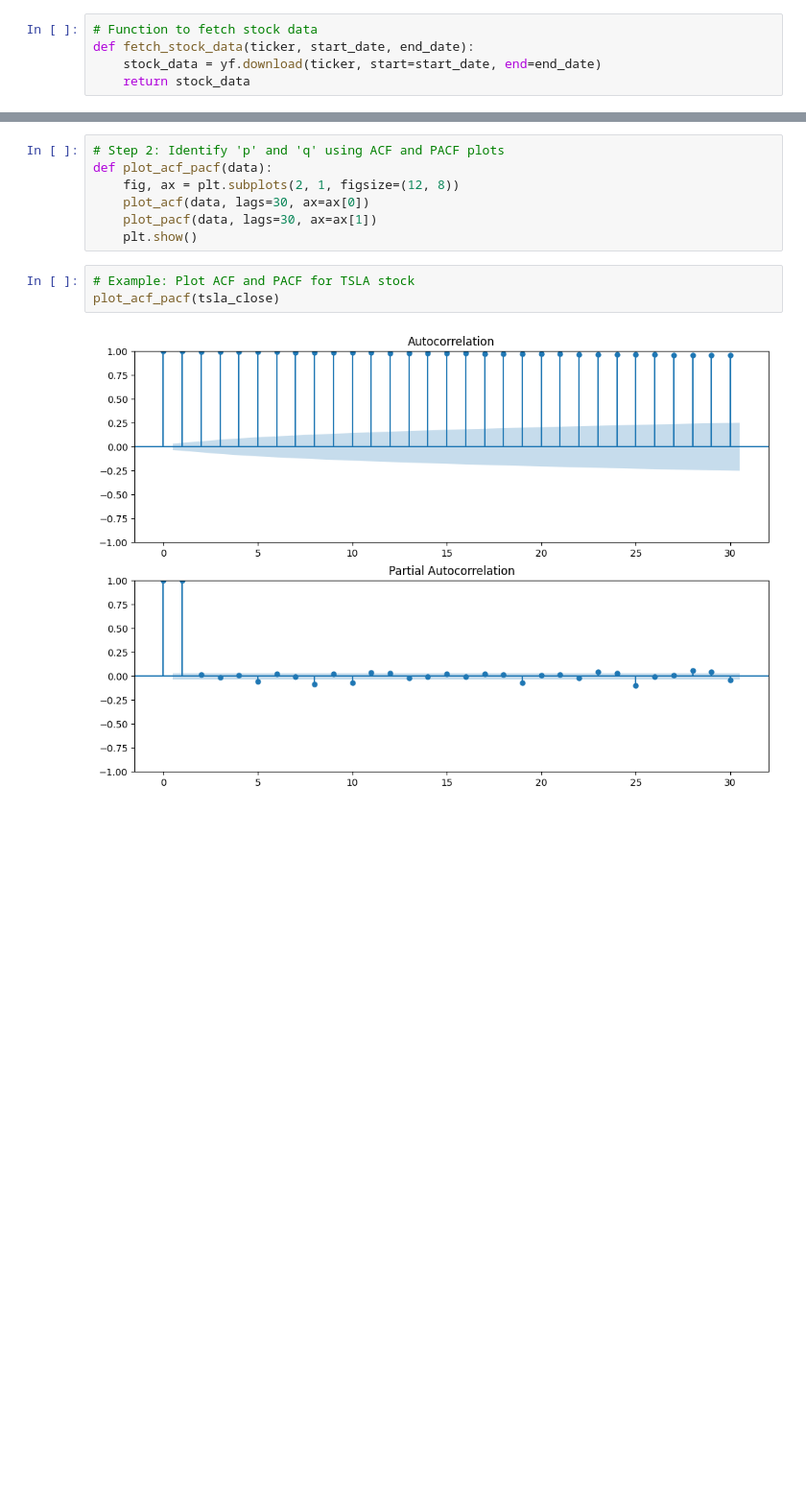
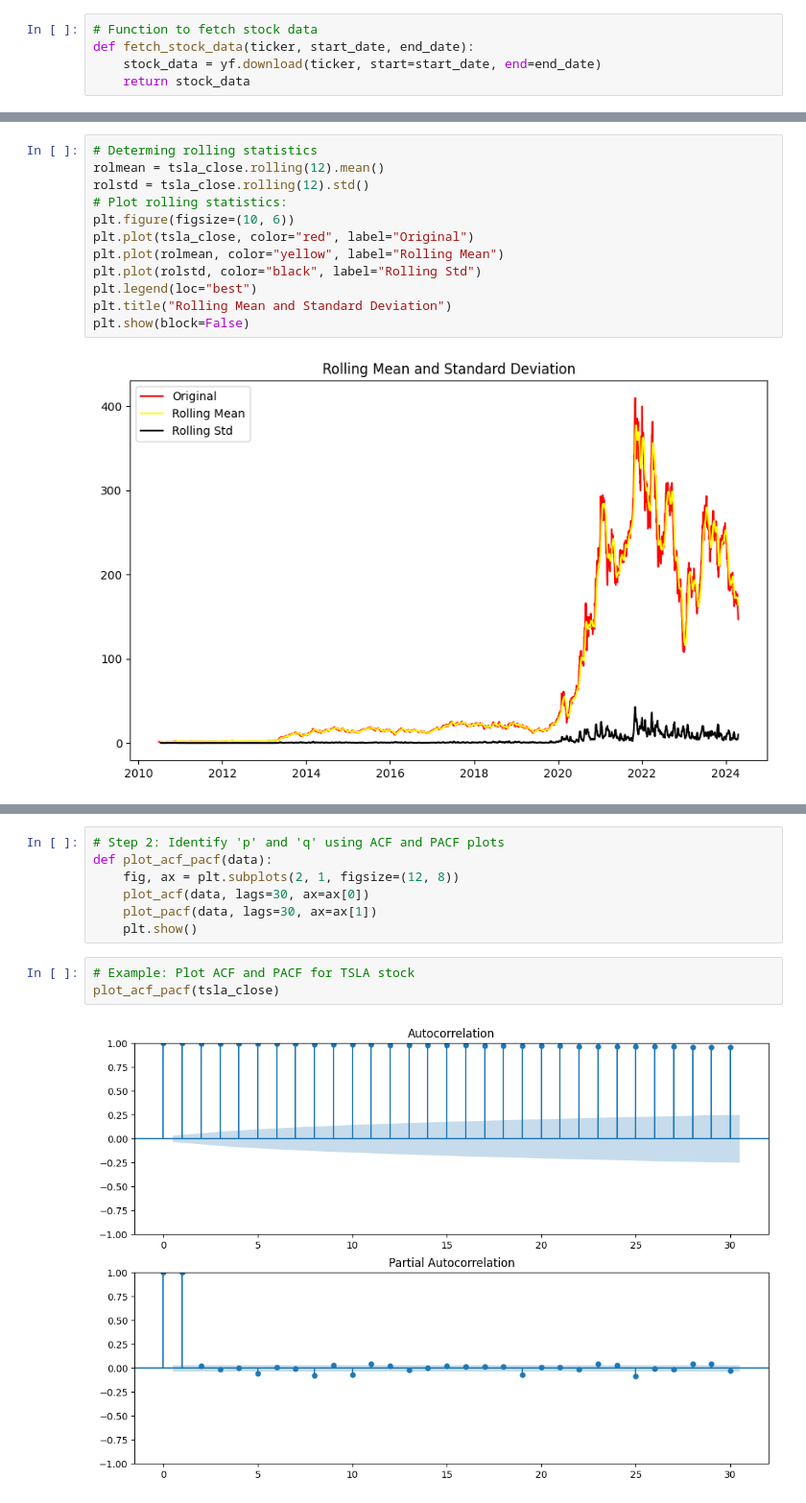
Before and after one commit to Hitstar53/BAP-Practicals, a Jupyter notebook: Exp10/exp10.ipynb, the cells around one changed output, grey strips where cells are left out. Shown at 96% size. Saved outputs shown, nothing was run; the diff lists cells and outputs as text; blank space fills up the shorter version.

```diff
--- a/Exp10/exp10.ipynb
+++ b/Exp10/exp10.ipynb
@@ -132 +211,15 @@ Critical Values:
 Data is non-stationary.
+# %%
+# Determing rolling statistics
+rolmean = tsla_close.rolling(12).mean()
+rolstd = tsla_close.rolling(12).std()
+# Plot rolling statistics:
+plt.figure(figsize=(10, 6))
+plt.plot(tsla_close, color="red", label="Original")
+plt.plot(rolmean, color="yellow", label="Rolling Mean")
+plt.plot(rolstd, color="black", label="Rolling Std")
+plt.legend(loc="best")
+plt.title("Rolling Mean and Standard Deviation")
+plt.show(block=False)
+# %% [output]
+[figure, added]
```
Also changed, not shown: parts of 35 cells of this notebook, 3 other files.
